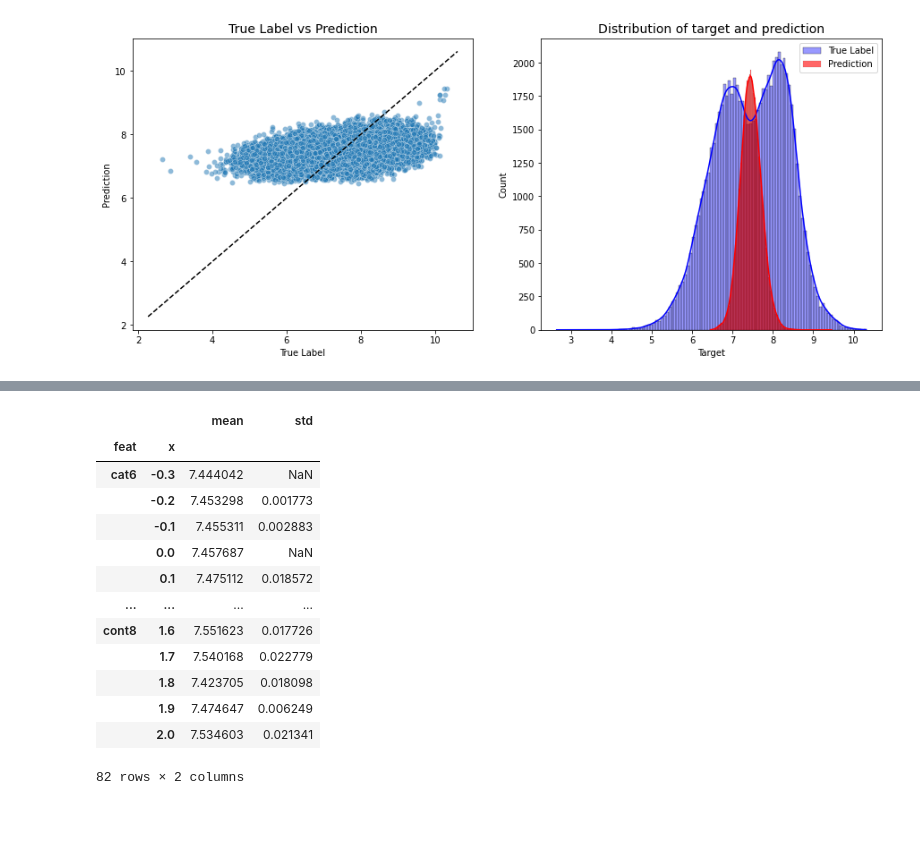
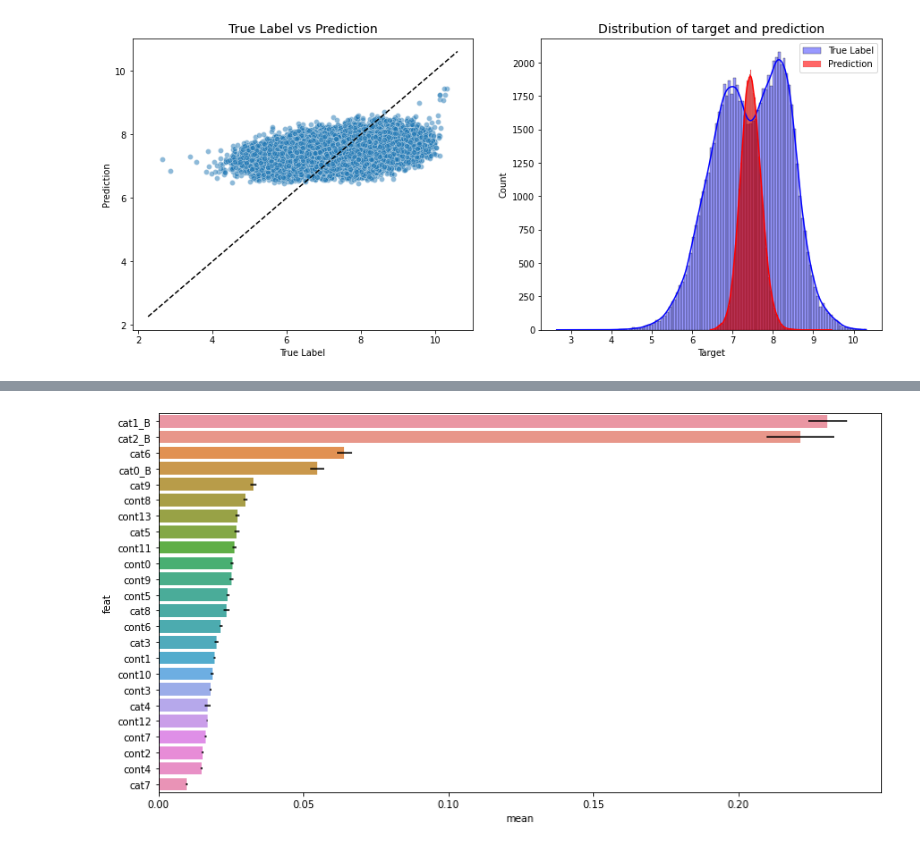
Before and after one commit to lucabasa/kaggle_competitions, a Jupyter notebook: tabular_playground/february/04_model_inspection.ipynb, the cells around one changed output, grey strips where cells are left out. Saved outputs shown, nothing was run; the diff lists cells and outputs as text; code cells hidden in the pictures; blank space fills up the shorter version.

```diff
--- a/tabular_playground/february/04_model_inspection.ipynb
+++ b/tabular_playground/february/04_model_inspection.ipynb
@@ -99,18 +99,6 @@ pdps = rep_res['pdp']
-# %%
-pdps['x'] = round(pdps['x'], 1)
-pdps.groupby(['feat', 'x'])['y'].agg(['mean', 'std'])
-# %% [output]
-|  |  | mean | std |
-| feat | x |  |  |
-| cat6 | -0.3 | 7.444042 | NaN |
-|  | -0.2 | 7.453298 | 0.001773 |
-|  | -0.1 | 7.455311 | 0.002883 |
-|  | 0.0 | 7.457687 | NaN |
-|  | 0.1 | 7.475112 | 0.018572 |
-| ... | ... | ... | ... |
-| cont8 | 1.6 | 7.551623 | 0.017726 |
-|  | 1.7 | 7.540168 | 0.022779 |
-|  | 1.8 | 7.423705 | 0.018098 |
-|  | 1.9 | 7.474647 | 0.006249 |
-|  | 2.0 | 7.534603 | 0.021341 |
-82 rows × 2 columns
+# %%
+fi = rep_res['feat_imp']
+# %%
+plot_feat_imp(fi)
+# %% [output]
+[figure, added]
```
Also changed, not shown: parts of 4 cells of this notebook, 2 other files.
